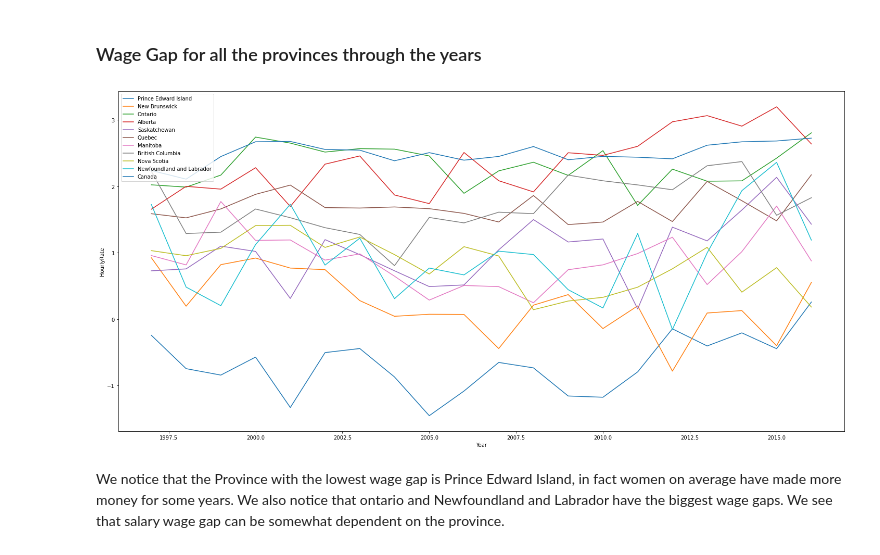
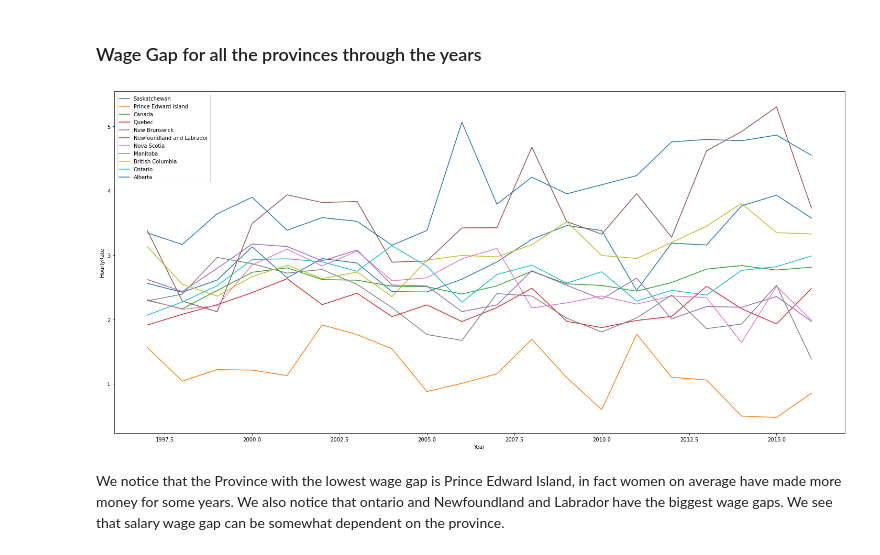
Before and after one commit to cuatro444/Canadian-Wages-Hackathon, a Jupyter notebook: CanadianWages.ipynb, the cells around one changed output. Drawn from its saved outputs; the diff is of its cells as text; code cells hidden in the pictures.

Commit message:
Update CanadianWages.ipynb
Added dataframe without unemployment dfHourlyNU

```diff
--- a/CanadianWages.ipynb
+++ b/CanadianWages.ipynb
@@ -112,9 +128,13 @@ plt.show()
 #Get the hourly wages from female and male
 dfHourly_female = dfHourly[dfHourly['Sex'] == '  Female']
 dfHourly_male = dfHourly[dfHourly['Sex'] == '  Male']
+
+#Get hourly wages from female and male without unmeployment
+dfHourlyNU_female = dfHourlyNU[dfHourlyNU['Sex'] == '  Female']
+dfHourlyNU_male = dfHourlyNU[dfHourlyNU['Sex'] == '  Male']
 # %%
 # Go through the years and observe the difference
-years = list(set(np.sort(dfHourly_female['Year'].values)))
+years = list(set(np.sort(dfHourlyNU_female['Year'].values)))
 male_means, female_means= [], []
 difference = []
 
@@ -122,8 +142,8 @@ difference = []
 for year in years:
 
     # Find the mean for each
-    femaleMean_yearly = dfHourly_female[dfHourly_female['Year'] == year]['Value'].mean()
-    maleMean_yearly = dfHourly_male[dfHourly_male['Year'] == year]['Value'].mean()
+    femaleMean_yearly = dfHourlyNU_female[dfHourlyNU_female['Year'] == year]['Value'].mean()
+    maleMean_yearly = dfHourlyNU_male[dfHourlyNU_male['Year'] == year]['Value'].mean()
     diff = maleMean_yearly - femaleMean_yearly
 
     # Append the mean for each
@@ -158,6 +178,10 @@ We notice that the peak years for hourlyWage difference between males and female
 #Get the hourly wages from female and male
 dfHourly_femaleAlberta = dfHourly_female[dfHourly_female['Geography'] == 'Alberta']
 dfHourly_maleAlberta= dfHourly_male[dfHourly_male['Geography'] == 'Alberta']
+
+#Get the hourlsy wages from female and male no unemployment alberta
+dfHourlyNU_femaleAlberta = dfHourlyNU_female[dfHourlyNU_female['Geography'] == 'Alberta']
+dfHourlyNU_maleAlberta= dfHourlyNU_male[dfHourlyNU_male['Geography'] == 'Alberta']
 # %%
 male_means, female_means= [], []
 differenceAlberta = []
@@ -166,8 +190,8 @@ differenceAlberta = []
 for year in years:
 
     # Find the mean for each
-    femaleMean_yearly = dfHourly_femaleAlberta[dfHourly_femaleAlberta['Year'] == year]['Value'].mean()
-    maleMean_yearly = dfHourly_maleAlberta[dfHourly_maleAlberta['Year'] == year]['Value'].mean()
+    femaleMean_yearly = dfHourlyNU_femaleAlberta[dfHourlyNU_femaleAlberta['Year'] == year]['Value'].mean()
+    maleMean_yearly = dfHourlyNU_maleAlberta[dfHourlyNU_maleAlberta['Year'] == year]['Value'].mean()
     diffAlberta = maleMean_yearly - femaleMean_yearly
 
     # Append the mean for each
@@ -211,38 +235,38 @@ We can see that overall there is a significantly larger pay gap in Alberta throu
 ### Wage Gap for all the provinces through the years
 # %%
 # Go through the years and observe the difference
-geography = list(set(dfHourly_female['Geography'].values))
+geography = list(set(dfHourlyNU_female['Geography'].values))
 differenceProvinces = []
 plt.figure(figsize = (25, 12))
 for geo in geography:
 
     # Iterate through the Provinces
-    dfHourly_femaleProv = dfHourly_female[dfHourly_female['Geography'] == geo]
-    dfHourly_maleProv = dfHourly_male[dfHourly_male['Geography'] == geo]
+    dfHourly_femaleProv = dfHourlyNU_female[dfHourlyNU_female['Geography'] == geo]
+    dfHourly_maleProv = dfHourlyNU_male[dfHourlyNU_male['Geography'] == geo]
 
     for year in years:
 
         # Find the mean for each
         femaleMean_yearly = dfHourly_femaleProv[dfHourly_femaleProv['Year'] == year]['Value'].mean()
         maleMean_yearly = dfHourly_maleProv[dfHourly_maleProv['Year'] == year]['Value'].mean()
         diff = maleMean_yearly - femaleMean_yearly
 
         # Look at the diferences
         differenceProvinces.append(diff)
 
     #plt.figure(figsize = (10, 5))
     #print(len(years), len(differenceProvinces))
     plt.plot(years, differenceProvinces, label = geo)
 
     differenceProvinces = []
 
 
 plt.legend(loc = 'upper left')
 plt.xlabel("Year")
 plt.ylabel("HourlyRate")
 plt.show()
 # %% [output]
-[figure, old version]
+[figure, new version]
 # %% [markdown]
 We notice that the Province with the lowest wage gap is Prince Edward Island, in fact women on average have made more money for some years. We also notice that ontario and Newfoundland and Labrador have the biggest wage gaps. We see that salary wage gap can be somewhat dependent on the province.
 # %% [markdown]
```
Also changed, not shown: parts of 11 cells of this notebook.
